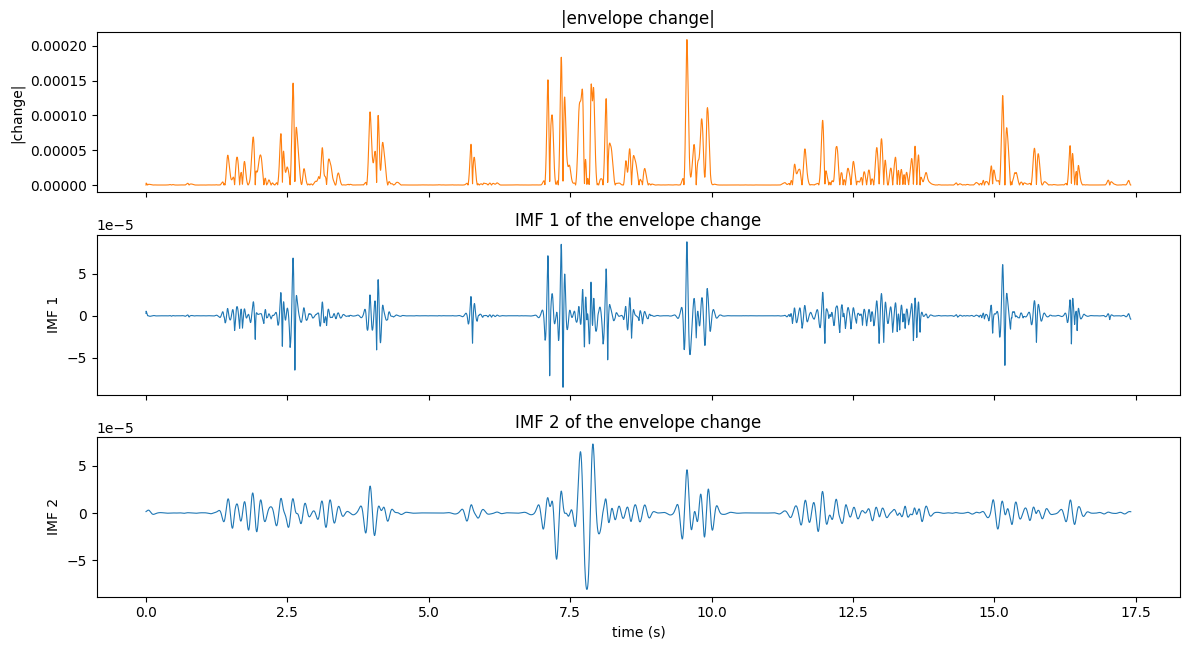
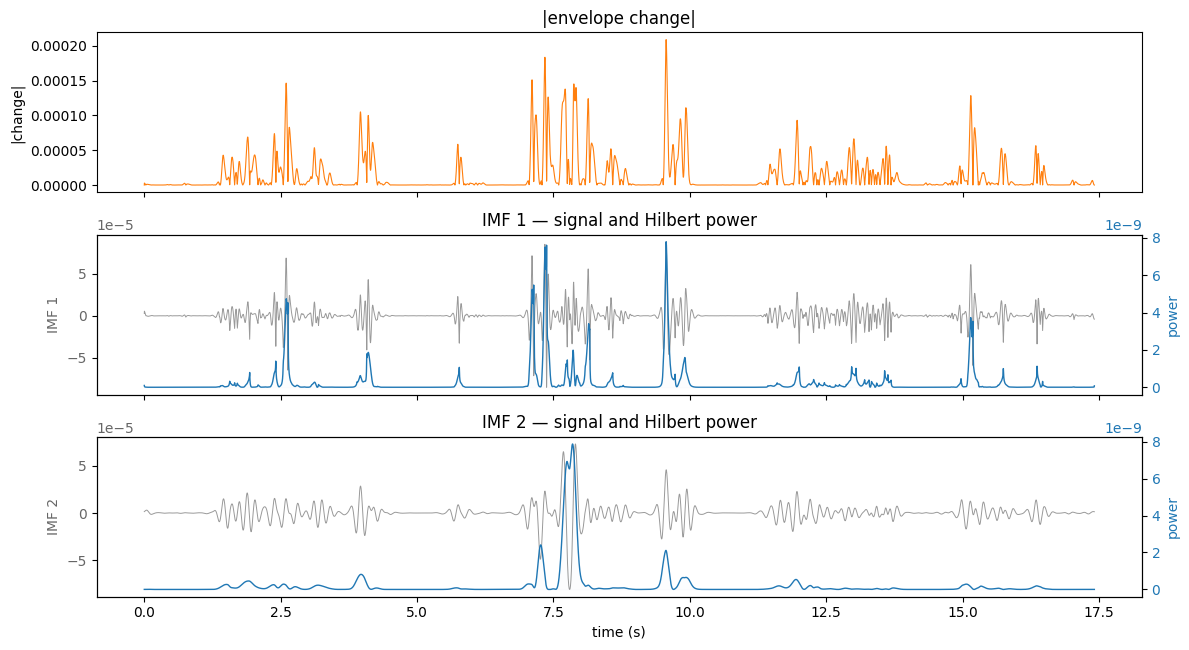
Unified diff of the notebook cell whose output changed from the first chart to the second:
--- before
+++ after
@@ -1,3 +1,6 @@
+from scipy.signal import hilbert
+
 imf_change = emd.sift.mask_sift(change_abs, max_imfs=2)
+pwr = np.abs(hilbert(imf_change, axis=0)) ** 2
 print('imf_change:', type(imf_change).__name__, '| shape', imf_change.shape, '(samples, imfs)')
 
@@ -6,6 +9,13 @@
 ax[0].plot(t_env, change_abs, color='C1', lw=0.8); ax[0].set_ylabel('|change|'); ax[0].set_title('|envelope change|')
 for k in range(n):
-    ax[k + 1].plot(t_env, imf_change[:, k], color='C0', lw=0.8)
-    ax[k + 1].set_ylabel(f'IMF {k + 1}'); ax[k + 1].set_title(f'IMF {k + 1} of the envelope change')
+    ax[k + 1].plot(t_env, imf_change[:, k], color='0.6', lw=0.7, label='IMF')
+    ax[k + 1].set_ylabel(f'IMF {k + 1}', color='0.4'); ax[k + 1].tick_params(axis='y', labelcolor='0.4')
+    ax[k + 1].set_title(f'IMF {k + 1} — signal and Hilbert power')
+
+    axp = ax[k + 1].twinx()
+    axp.plot(t_env, pwr[:, k], color='C0', lw=1.0)
+    axp.fill_between(t_env, pwr[:, k], color='C0', alpha=0.01)
+    axp.set_ylabel('power', color='C0'); axp.tick_params(axis='y', labelcolor='C0')
+
 ax[-1].set_xlabel('time (s)')
 plt.tight_layout()

Commit: update